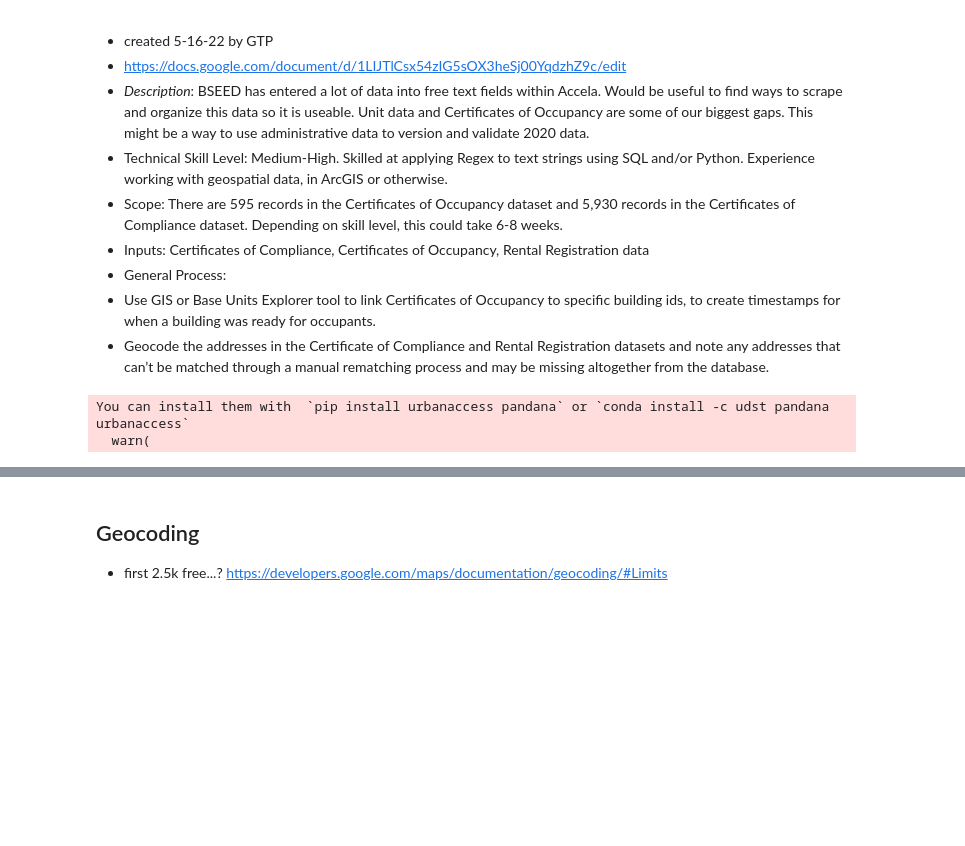
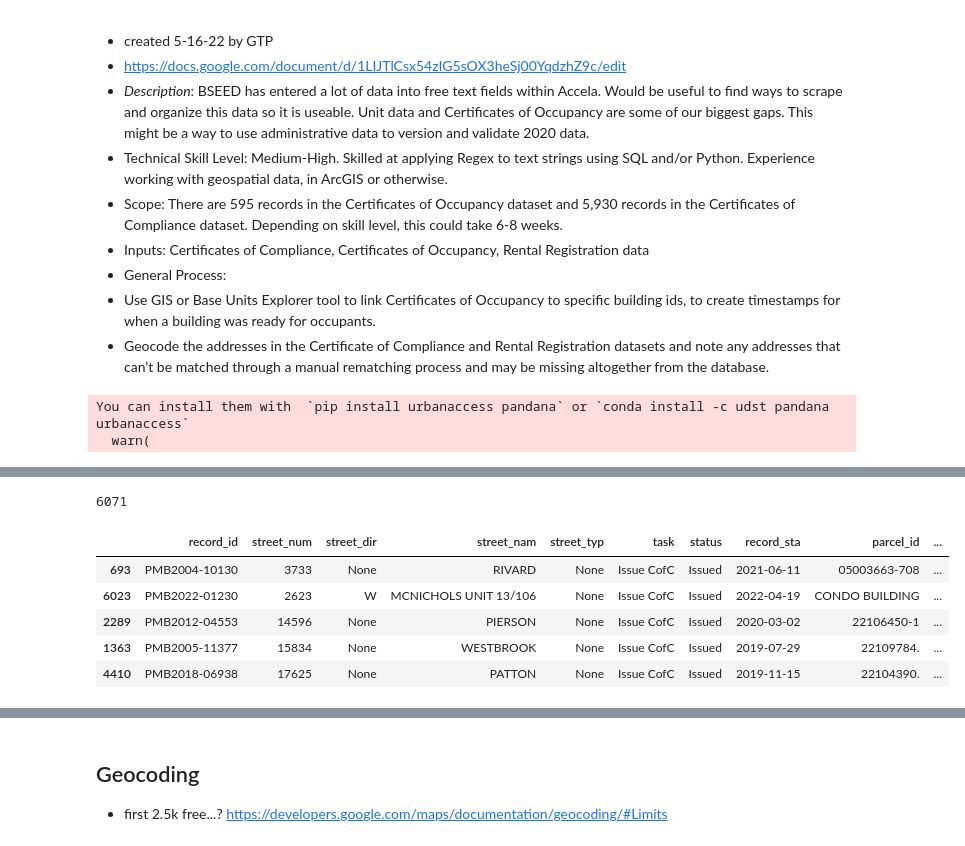
Before and after one commit to gperrin12/detroit_validate_address, a Jupyter notebook: experiments/detroit_project5_validate_address.ipynb, the cells around one changed output, grey strips where cells are left out. Saved outputs shown, nothing was run; the diff lists cells and outputs as text; code cells hidden in the pictures; blank space fills up the shorter version.

```diff
--- a/experiments/detroit_project5_validate_address.ipynb
+++ b/experiments/detroit_project5_validate_address.ipynb
@@ -51,0 +68,13 @@ Rental Registrations: https://data.detroitmi.gov/datasets/rental-statuses-1/expl
+# %%
+len(compliance_gdf)
+# %% [output]
+6071
+# %%
+compliance_gdf.sample(5)
+# %% [output]
+|  | record_id | street_num | street_dir | street_nam | street_typ | task | status | record_sta | parcel_id | ... |
+| 693 | PMB2004-10130 | 3733 | None | RIVARD | None | Issue CofC | Issued | 2021-06-11 | 05003663-708 | ... |
+| 6023 | PMB2022-01230 | 2623 | W | MCNICHOLS UNIT 13/106 | None | Issue CofC | Issued | 2022-04-19 | CONDO BUILDING | ... |
+| 2289 | PMB2012-04553 | 14596 | None | PIERSON | None | Issue CofC | Issued | 2020-03-02 | 22106450-1 | ... |
+| 1363 | PMB2005-11377 | 15834 | None | WESTBROOK | None | Issue CofC | Issued | 2019-07-29 | 22109784. | ... |
+| 4410 | PMB2018-06938 | 17625 | None | PATTON | None | Issue CofC | Issued | 2019-11-15 | 22104390. | ... |
```
Also changed, not shown: parts of 29 cells of this notebook.
